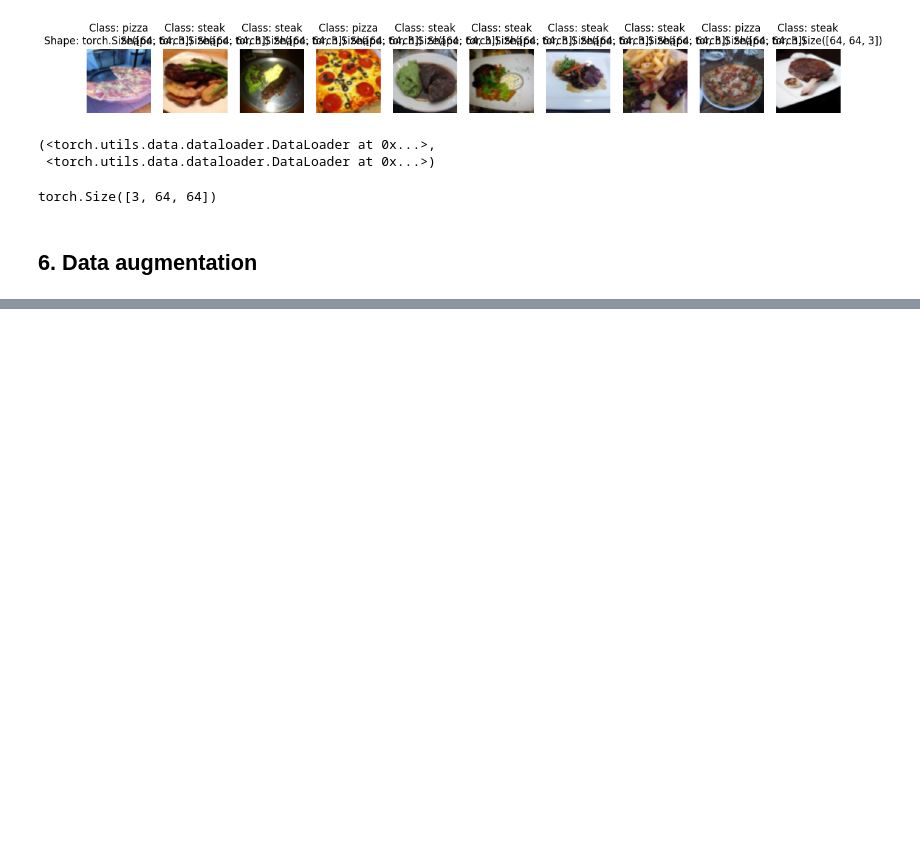
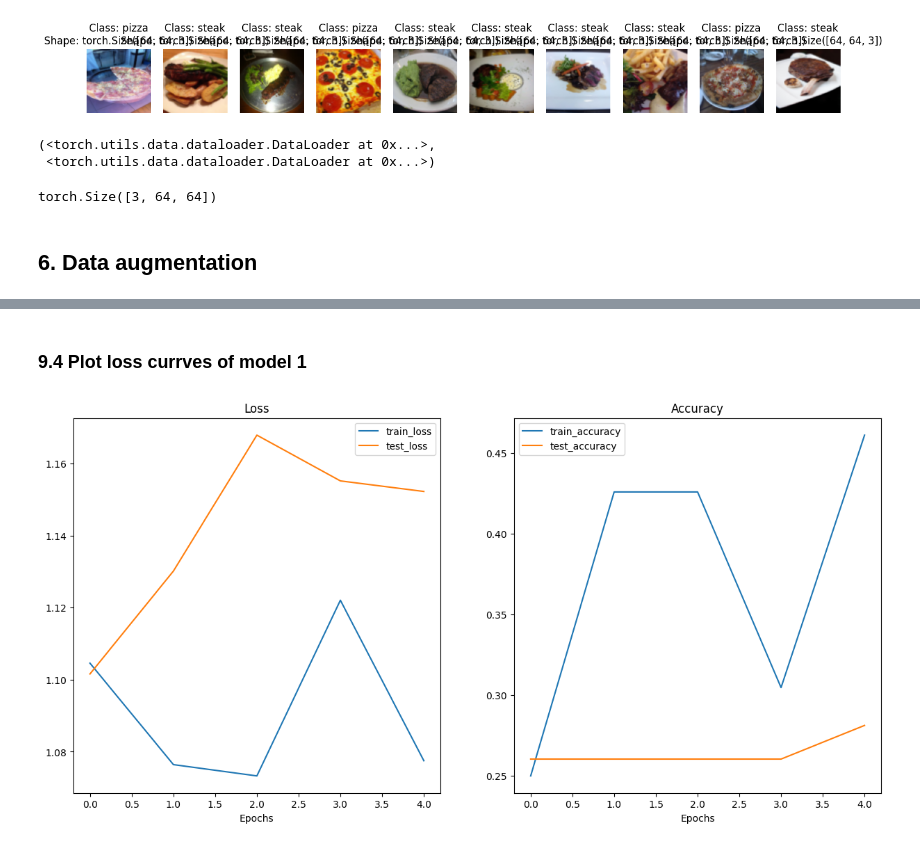
Before and after one commit to alexngUNC/pytorch-dan, a Jupyter notebook: custom_data04.ipynb, the cells around one changed output, grey strips where cells are left out. Saved outputs shown, nothing was run; the diff lists cells and outputs as text; code cells hidden in the pictures; blank space fills up the shorter version.

Commit message:
Finished cutom data notebook

```diff
--- a/custom_data04.ipynb
+++ b/custom_data04.ipynb
@@ -552,0 +1114,7 @@ torch.Size([3, 64, 64])
+# %%
+# create model 1
+torch.manual_seed(42)
+model_1 = TinyVGG(input_shape=3,
+                  hidden_units=10,
+                  output_shape=len(train_data_augmented.classes)).to(device)
+model_1
@@ -552,0 +1142,26 @@ torch.Size([3, 64, 64])
+# %%
+torch.manual_seed(42)
+
+# set epochs
+NUM_EPOCHS = 5
+
+# setup loss function and optimizer
+loss_fn = nn.CrossEntropyLoss()
+optimizer = torch.optim.Adam(params=model_1.parameters(), lr=0.001)
+
+# start timer
+from timeit import default_timer as timer
+start_time = timer()
+
+# train model 1
+model_1_results = train(model=model_1,
+                        train_dataloader=train_dataloader_augmented,
+                        test_dataloader=test_dataloader_simple,
+                        optimizer=optimizer,
+                        loss_fn=loss_fn,
+                        epochs=NUM_EPOCHS,
+                        device=device)
+
+# end timer and print how long it took
+end_time = timer()
+print(f"Total training time for model 1: {end_time - start_time:.3f} seconds")
@@ -552,0 +1276,6 @@ torch.Size([3, 64, 64])
+# %% [markdown]
+### 9.4 Plot loss currves of model 1
+# %%
+plot_loss_curves(model_1_results)
+# %% [output]
+[figure, added]
```
Also changed, not shown: parts of 51 cells of this notebook.
